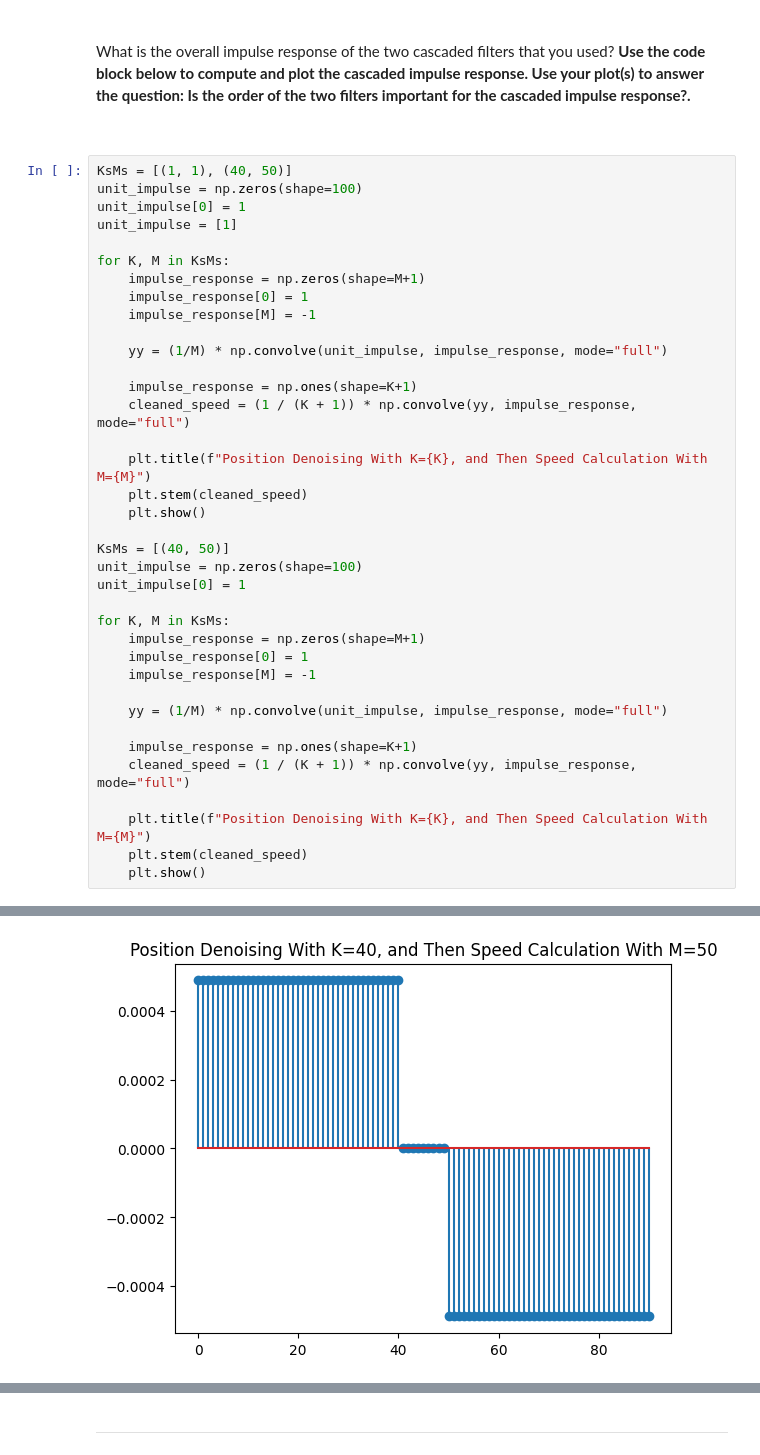
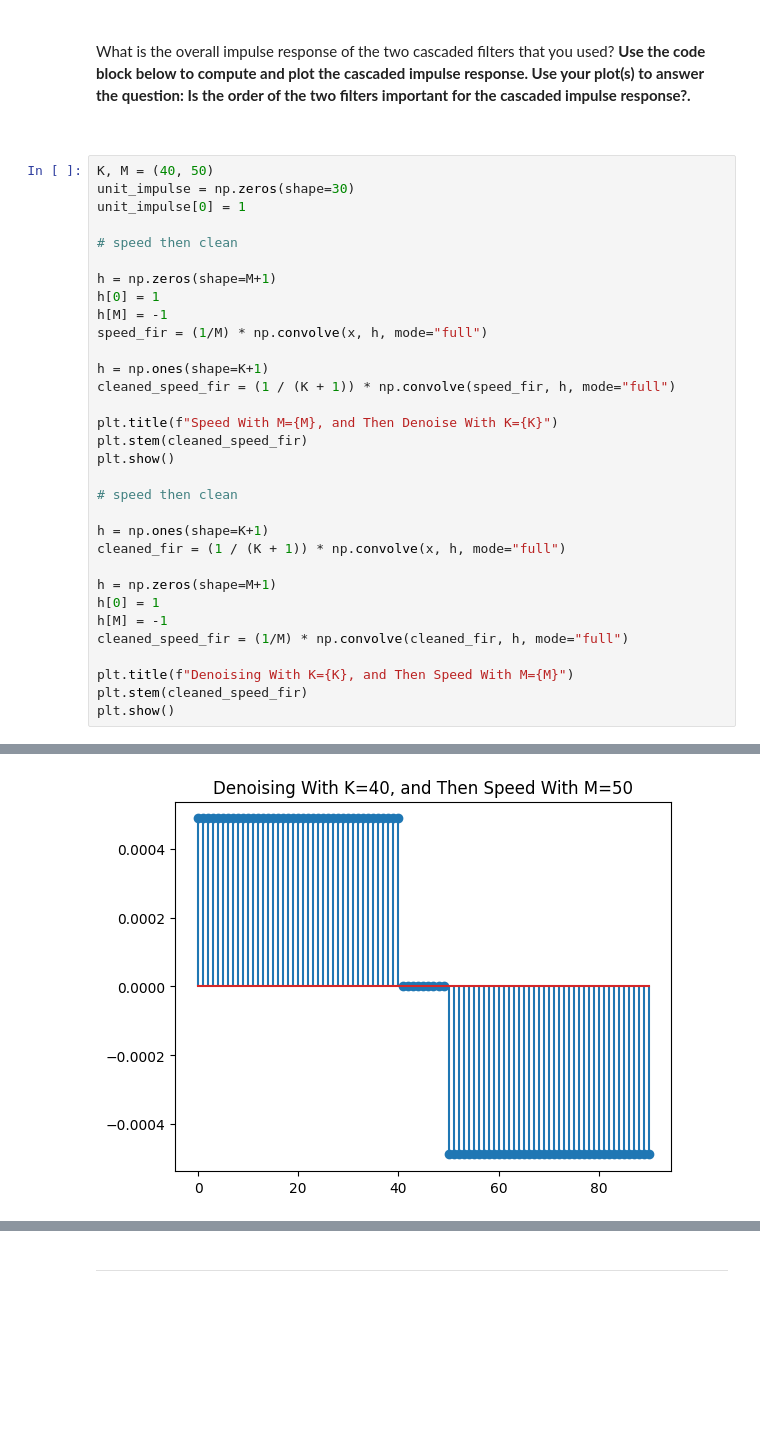
Before and after one commit to imonous/tud-cse2220-labs, a Jupyter notebook: wk3/Assignments_Week_III.ipynb, the cells around one changed output, grey strips where cells are left out. Cells and saved outputs as stored; diff of their text form; blank space fills up the shorter version.

```diff
--- a/wk3/Assignments_Week_III.ipynb
+++ b/wk3/Assignments_Week_III.ipynb
@@ -368,40 +374,35 @@ What is the overall impulse response of the two cascaded filters that you used?
 
 <br>
 # %%
-KsMs = [(1, 1), (40, 50)]
-unit_impulse = np.zeros(shape=100)
-unit_impulse[0] = 1
-unit_impulse = [1]
-
-for K, M in KsMs:
-    impulse_response = np.zeros(shape=M+1)
-    impulse_response[0] = 1
-    impulse_response[M] = -1
-
-    yy = (1/M) * np.convolve(unit_impulse, impulse_response, mode="full")
-
-    impulse_response = np.ones(shape=K+1)
-    cleaned_speed = (1 / (K + 1)) * np.convolve(yy, impulse_response, mode="full")
-
-    plt.title(f"Position Denoising With K={K}, and Then Speed Calculation With M={M}")
-    plt.stem(cleaned_speed)
-    plt.show()
-
-KsMs = [(40, 50)]
-unit_impulse = np.zeros(shape=100)
+K, M = (40, 50)
+unit_impulse = np.zeros(shape=30)
 unit_impulse[0] = 1
 
-for K, M in KsMs:
-    impulse_response = np.zeros(shape=M+1)
-    impulse_response[0] = 1
-    impulse_response[M] = -1
+# speed then clean
 
-    yy = (1/M) * np.convolve(unit_impulse, impulse_response, mode="full")
+h = np.zeros(shape=M+1)
+h[0] = 1
+h[M] = -1
+speed_fir = (1/M) * np.convolve(x, h, mode="full")
 
-    impulse_response = np.ones(shape=K+1)
-    cleaned_speed = (1 / (K + 1)) * np.convolve(yy, impulse_response, mode="full")
+h = np.ones(shape=K+1)
+cleaned_speed_fir = (1 / (K + 1)) * np.convolve(speed_fir, h, mode="full")
 
-    plt.title(f"Position Denoising With K={K}, and Then Speed Calculation With M={M}")
-    plt.stem(cleaned_speed)
-    plt.show()
+plt.title(f"Speed With M={M}, and Then Denoise With K={K}")
+plt.stem(cleaned_speed_fir)
+plt.show()
+
+# speed then clean
+
+h = np.ones(shape=K+1)
+cleaned_fir = (1 / (K + 1)) * np.convolve(x, h, mode="full")
+
+h = np.zeros(shape=M+1)
+h[0] = 1
+h[M] = -1
+cleaned_speed_fir = (1/M) * np.convolve(cleaned_fir, h, mode="full")
+
+plt.title(f"Denoising With K={K}, and Then Speed With M={M}")
+plt.stem(cleaned_speed_fir)
+plt.show()
 # %% [output]
@@ -409 +410 @@ for K, M in KsMs:
-[figure, old version]
+[figure, new version]
```
Also changed, not shown: parts of 6 cells of this notebook.
